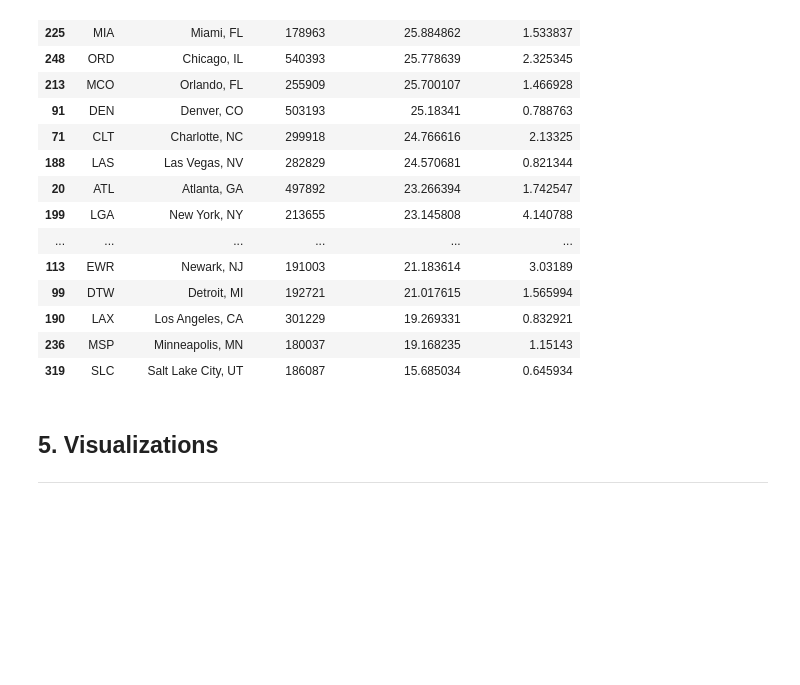
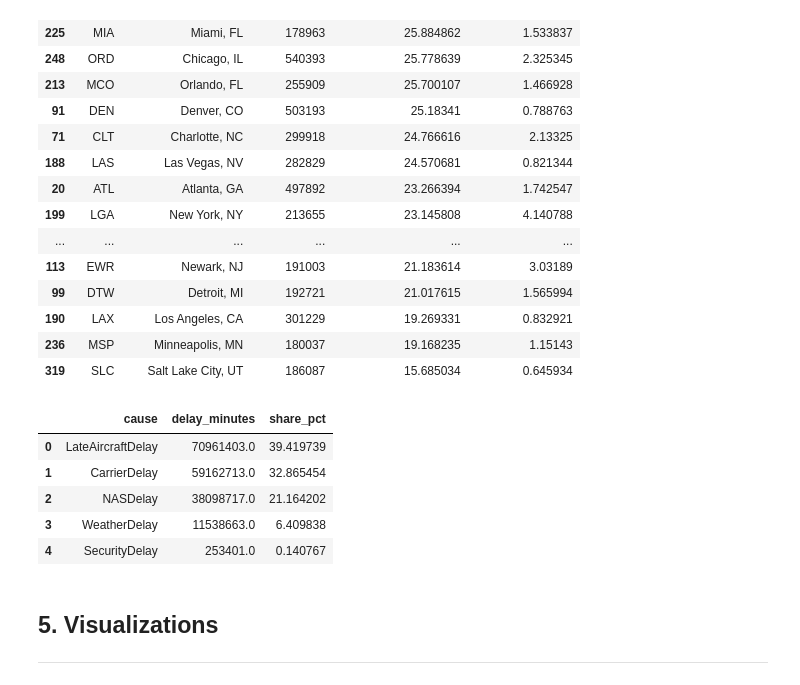
Before and after one commit to ashlabs/ai-programming-foundations-project, a Jupyter notebook: data_workflow.ipynb, the cells around one changed output. Saved outputs shown, nothing was run; the diff lists cells and outputs as text; code cells hidden in the pictures; blank space fills up the shorter version.

```diff
--- a/data_workflow.ipynb
+++ b/data_workflow.ipynb
@@ -594,6 +646,14 @@ january_summary
 monthly_summaries = []
 carrier_monthly_summaries = []
 airport_monthly_summaries = []
+delay_cause_totals = {
+    "CarrierDelay": 0,
+    "WeatherDelay": 0,
+    "NASDelay": 0,
+    "SecurityDelay": 0,
+    "LateAircraftDelay": 0
+}
+airport_delay_cause_summaries = []
 
 for path in parquet_files:
     monthly_df = pd.read_parquet(path)
@@ -608,6 +668,11 @@ for path in parquet_files:
     monthly_summaries.append(summary)
     carrier_monthly_summaries.append(summarize_carrier_performance(monthly_df))
     airport_monthly_summaries.append(summarise_airport_performance(monthly_df))
+    monthly_causes = summarise_delay_causes(monthly_df)
+    for cause, minutes in monthly_causes.items():
+        delay_cause_totals[cause] += minutes
+
+    airport_delay_cause_summaries.append(summarise_airport_delay_causes(monthly_df))
 
 monthly_performance_df = pd.DataFrame(monthly_summaries).sort_values("month").reset_index(drop=True)
 
@@ -633,6 +698,34 @@ airport_performance_df = (
         cancelled_flights=("cancelled_flights", "sum")
     )
 )
+
+delay_causes_df = pd.DataFrame(
+    {
+        "cause": delay_cause_totals.keys(),
+        "delay_minutes": delay_cause_totals.values()
+    }
+)
+
+delay_causes_df["share_pct"] = (
+    delay_causes_df["delay_minutes"]
+    / delay_causes_df["delay_minutes"].sum()
+    * 100
+)
+
+delay_causes_df = (
+    delay_causes_df
+    .sort_values("delay_minutes", ascending=False)
+    .reset_index(drop=True)
+)
+
+airport_delay_causes_df = (
+    pd.concat(
+        airport_delay_cause_summaries,
+        ignore_index=True,
+    )
+    .groupby("Origin", as_index=False)
+    .sum()
+)
 # %%
 monthly_performance_df
 # %% [output]
@@ -812,3 +905,12 @@ busiest_airports_display[
 | 190 | LAX | Los Angeles, CA | 301229 | 19.269331 | 0.832921 |
 | 236 | MSP | Minneapolis, MN | 180037 | 19.168235 | 1.15143 |
 | 319 | SLC | Salt Lake City, UT | 186087 | 15.685034 | 0.645934 |
+# %%
+delay_causes_df
+# %% [output]
+|  | cause | delay_minutes | share_pct |
+| 0 | LateAircraftDelay | 70961403.0 | 39.419739 |
+| 1 | CarrierDelay | 59162713.0 | 32.865454 |
+| 2 | NASDelay | 38098717.0 | 21.164202 |
+| 3 | WeatherDelay | 11538663.0 | 6.409838 |
+| 4 | SecurityDelay | 253401.0 | 0.140767 |
```
Also changed, not shown: parts of 14 cells of this notebook, 6 other files.
